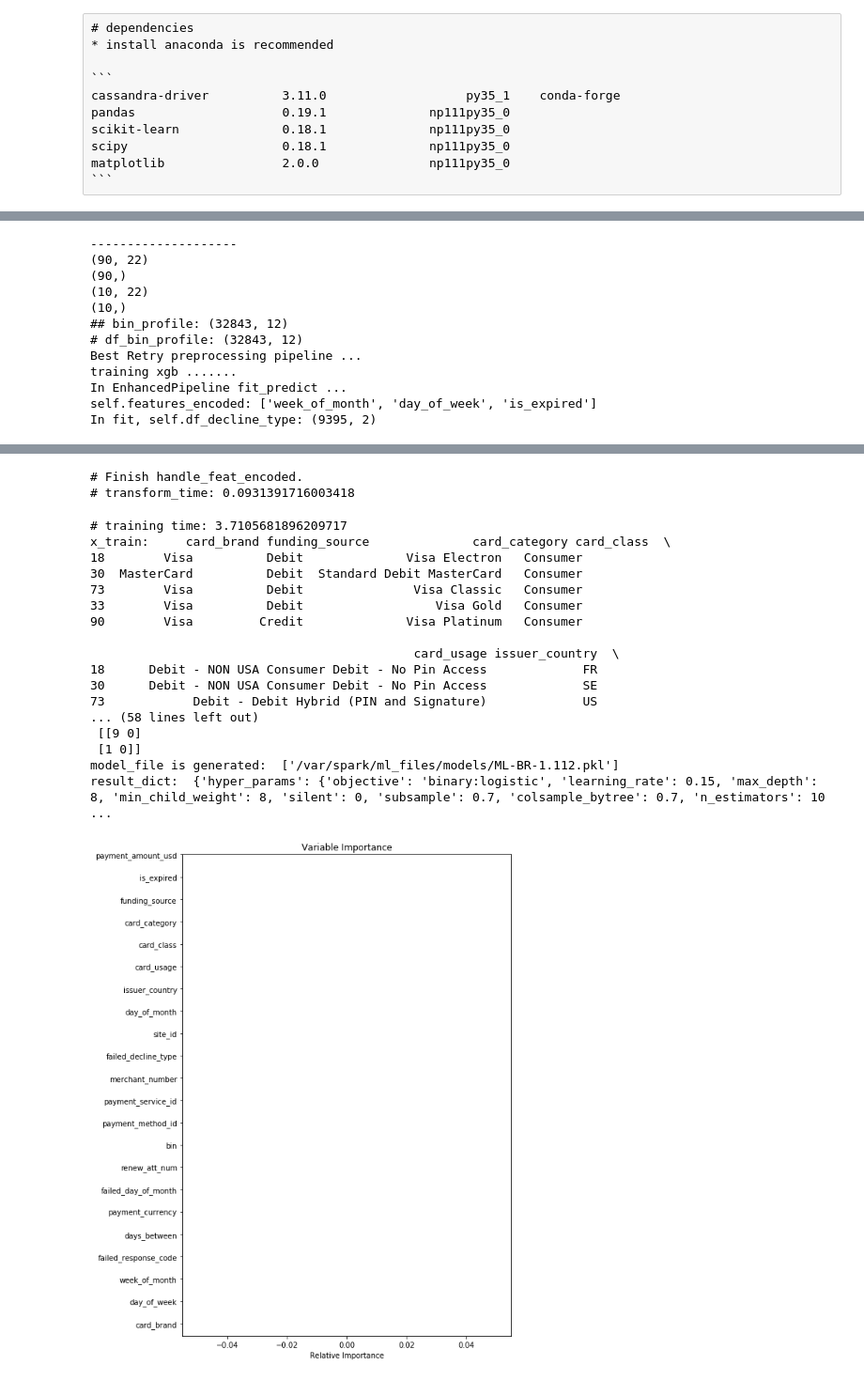
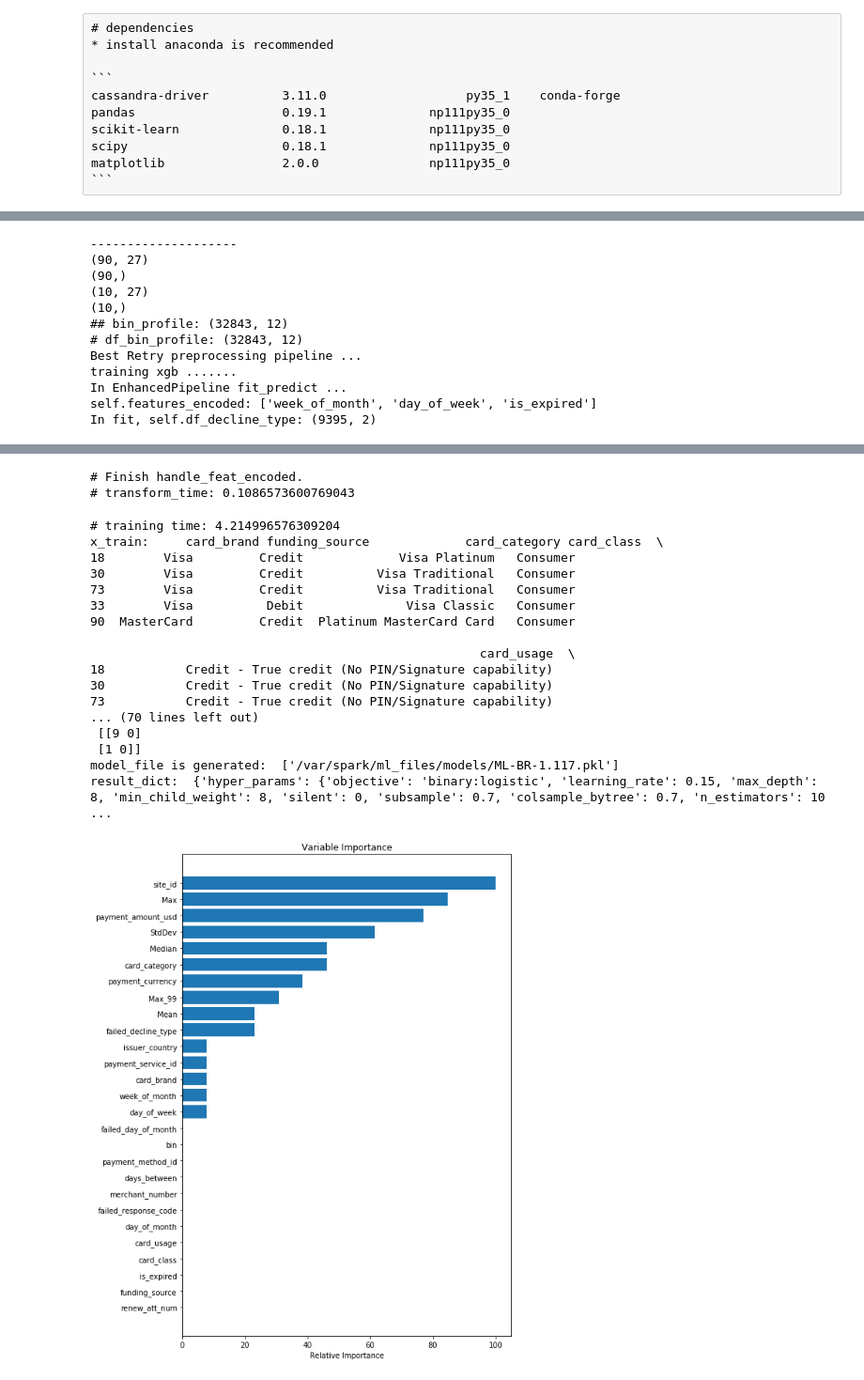
Before and after one commit to songyunlu/ml_training_tool, a Jupyter notebook: calendar_retry_training_tool.ipynb, the cells around one changed output, grey strips where cells are left out. Shown at 94% size. Drawn from its saved outputs; the diff is of its cells as text; code cells hidden in the pictures.

Commit message:
Clean up and add scale_pos_weight to training tools

```diff
--- a/calendar_retry_training_tool.ipynb
+++ b/calendar_retry_training_tool.ipynb
@@ -41,7 +44,7 @@ from cassandra.cluster import Cluster
 cassandra_endpoint = '10.62.1.118'
 cluster = Cluster([cassandra_endpoint])
 # %%
-TRAINING_DATA_PATH = WORK_DIR + 'calendar_retry_2019_07.csv'
+TRAINING_DATA_PATH = WORK_DIR + 'calendar_retry_2019_04.csv'
 retry_success =  pd.read_csv(TRAINING_DATA_PATH)
 retry_success['bin'] = retry_success['bin'].fillna('').astype(str).str.replace('.0', '', regex=False)
 retry_success.shape
@@ -181,7 +184,7 @@ from src.web.preprocessing import PreProcessing
 from src.web.preprocessing import make_pipeline
 from sklearn.preprocessing import Imputer
 
-FIELDS = FEATURES_CAT + FEATURES_NUM + ['transaction_date_in_string', 'cc_expiration_date', 'failed_attempt_date'] #+ FEATURES_NUM_BIN_PROFILE
+FIELDS = FEATURES_CAT + FEATURES_NUM + ['transaction_date_in_string', 'cc_expiration_date', 'failed_attempt_date'] + FEATURES_NUM_BIN_PROFILE
 
 df_decline_type = pd.read_csv(WORK_DIR + 'Decline_Type.csv')
 
@@ -199,9 +211,8 @@ from xgboost import XGBClassifier
 from src.web.preprocessing import PreProcessing
 from src.web.train_util import *
 
-# import xgboost as xgb
 classifier = XGBClassifier
-
+scale_pos_weight = fail_size / success_size
 tuned_parameters = {
               'objective':['binary:logistic'],
               'learning_rate': [0.2], #so called `eta` value
@@ -228,6 +239,7 @@ best_parameters = {
               'n_estimators': 1000, #number of trees, change it to 1000 for better results
               'missing':-999,
               'seed': 1337,
+              'scale_pos_weight': scale_pos_weight,
               'gamma': 1  }
 
 model_file = ''
@@ -235,15 +247,15 @@ model_id = 'ML-BR-1'
 version = get_latest_version(model_id, MODEL_TYPE) + 1
 model_name = model_id + '.' + str(version)
 features_dict['eval_metric'] = 'map'
-xgb_clf, result_d = build_and_train(retry_success[:100], classifier, tuned_parameters, 'xgbclassifier', model_file, best_param=best_parameters, features_dict=features_dict)
+xgb_clf, result_d = build_and_train(retry_success, classifier, tuned_parameters, 'xgbclassifier', model_file, best_param=best_parameters, features_dict=features_dict)
 model_file, model_file_name = write_model(xgb_clf, model_name)
 print("model_file is generated: ", model_file)
 print("result_dict: ", result_d)
 # %% [output]
 --------------------
-(90, 22)
+(90, 27)
 (90,)
-(10, 22)
+(10, 27)
 (10,)
 ## bin_profile: (32843, 12)
 # df_bin_profile: (32843, 12)
@@ -318,40 +325,40 @@ avg / total       0.77      0.88      0.82        90
 A value is trying to be set on a copy of a slice from a DataFrame.
 Try using .loc[row_indexer,col_indexer] = value instead
 
 See the caveats in the documentation: http://pandas.pydata.org/pandas-docs/stable/indexing.html#indexing-view-versus-copy
   df["merchant_number"] = df.apply(self.convert_mid, axis=1)
 A value is trying to be set on a copy of a slice from a DataFrame.
 Try using .loc[row_indexer,col_indexer] = value instead
 
 See the caveats in the documentation: http://pandas.pydata.org/pandas-docs/stable/indexing.html#indexing-view-versus-copy
   df[feat] = df[feat].fillna('').astype(str).str.replace('.0', '', regex=False)
 A value is trying to be set on a copy of a slice from a DataFrame.
 Try using .loc[row_indexer,col_indexer] = value instead
 ... (33 lines left out)
 A value is trying to be set on a copy of a slice from a DataFrame
 
 See the caveats in the documentation: http://pandas.pydata.org/pandas-docs/stable/indexing.html#indexing-view-versus-copy
   downcast=downcast, **kwargs)
 # Finish handle_feat_encoded.
-# transform_time: 0.0931391716003418
+# transform_time: 0.1086573600769043
-# training time: 3.7105681896209717
-x_train:     card_brand funding_source              card_category card_class  \
-18        Visa          Debit              Visa Electron   Consumer
-30  MasterCard          Debit  Standard Debit MasterCard   Consumer
-73        Visa          Debit               Visa Classic   Consumer
-33        Visa          Debit                  Visa Gold   Consumer
-90        Visa         Credit              Visa Platinum   Consumer
+# training time: 4.214996576309204
+x_train:     card_brand funding_source             card_category card_class  \
+18        Visa         Credit             Visa Platinum   Consumer
+30        Visa         Credit          Visa Traditional   Consumer
+73        Visa         Credit          Visa Traditional   Consumer
+33        Visa          Debit              Visa Classic   Consumer
+90  MasterCard         Credit  Platinum MasterCard Card   Consumer
 
-                                            card_usage issuer_country  \
-18      Debit - NON USA Consumer Debit - No Pin Access             FR
-30      Debit - NON USA Consumer Debit - No Pin Access             SE
-73            Debit - Debit Hybrid (PIN and Signature)             US
-... (58 lines left out)
+                                                     card_usage  \
+18           Credit - True credit (No PIN/Signature capability)
+30           Credit - True credit (No PIN/Signature capability)
+73           Credit - True credit (No PIN/Signature capability)
+... (70 lines left out)
  [[9 0]
  [1 0]]
-model_file is generated:  ['/var/spark/ml_files/models/ML-BR-1.112.pkl']
+model_file is generated:  ['/var/spark/ml_files/models/ML-BR-1.117.pkl']
 result_dict:  {'hyper_params': {'objective': 'binary:logistic', 'learning_rate': 0.15, 'max_depth': 8, 'min_child_weight': 8, 'silent': 0, 'subsample': 0.7, 'colsample_bytree': 0.7, 'n_estimators': 10 ...
-[figure, old version]
+[figure, new version]
 # %%
 result_d
 # %% [output]
```
Also changed, not shown: parts of 5 cells of this notebook, 2 other files.
